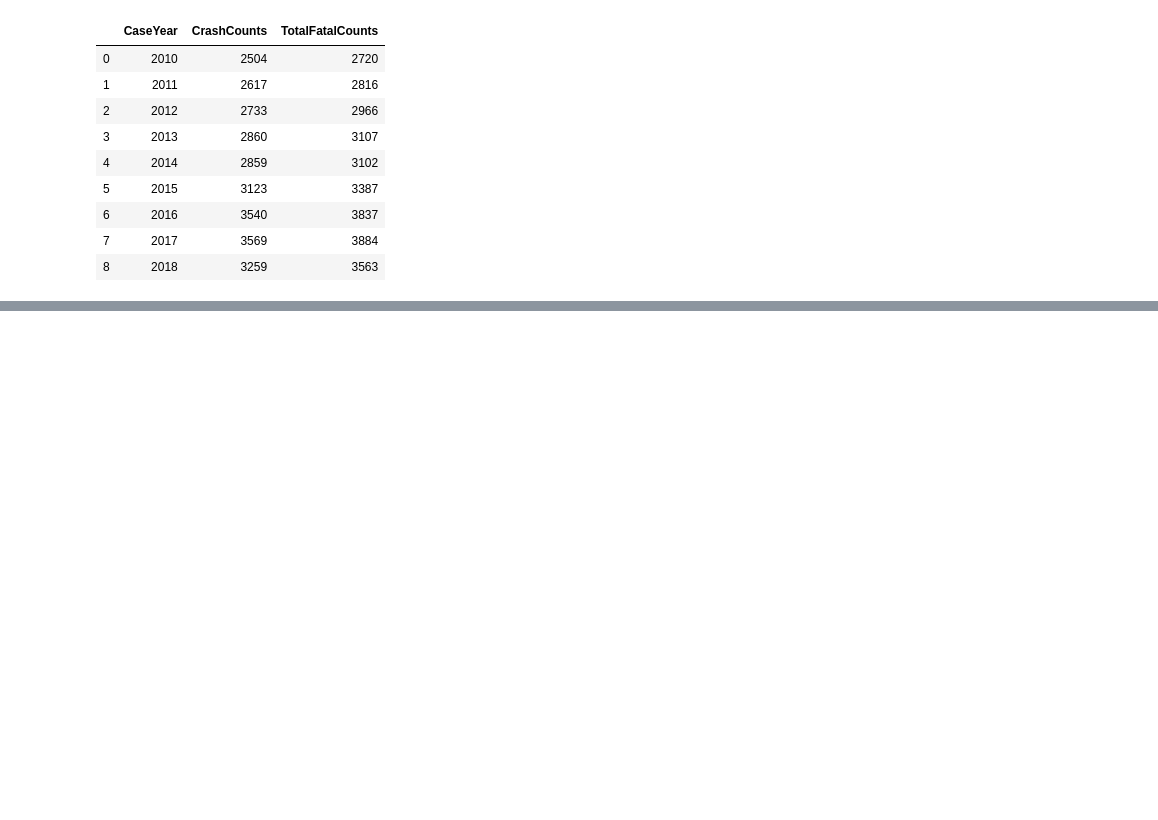
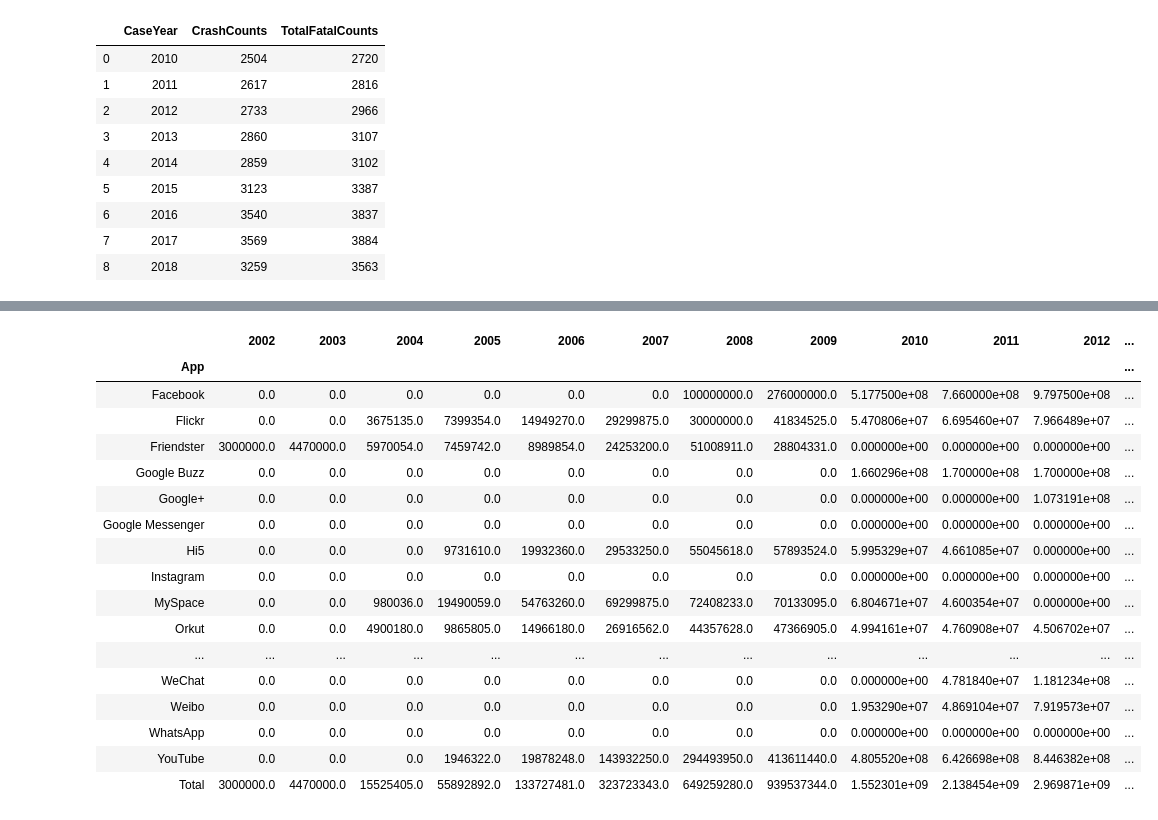
Before and after one commit to zelson71/project1-challenge, a Jupyter notebook: FARS APIv2.ipynb, the cells around one changed output, grey strips where cells are left out. Drawn from its saved outputs; the diff is of its cells as text; code cells hidden in the pictures; blank space fills up the shorter version.

```diff
--- a/FARS APIv2.ipynb
+++ b/FARS APIv2.ipynb
@@ -157,0 +155,25 @@ print(dol)
+# %%
+# import MAU data for mobile app adoption, reindex
+MAU_data = pd.read_csv('MAU_data.csv')
+MAU_data = MAU_data.fillna(0)
+MAU_data_index = MAU_data.set_index('App')
+MAU_data_index
+# %% [output]
+|  | 2002 | 2003 | 2004 | 2005 | 2006 | 2007 | 2008 | 2009 | 2010 | 2011 | 2012 | ... |
+| App |  |  |  |  |  |  |  |  |  |  |  | ... |
+| Facebook | 0.0 | 0.0 | 0.0 | 0.0 | 0.0 | 0.0 | 100000000.0 | 276000000.0 | 5.177500e+08 | 7.660000e+08 | 9.797500e+08 | ... |
+| Flickr | 0.0 | 0.0 | 3675135.0 | 7399354.0 | 14949270.0 | 29299875.0 | 30000000.0 | 41834525.0 | 5.470806e+07 | 6.695460e+07 | 7.966489e+07 | ... |
+| Friendster | 3000000.0 | 4470000.0 | 5970054.0 | 7459742.0 | 8989854.0 | 24253200.0 | 51008911.0 | 28804331.0 | 0.000000e+00 | 0.000000e+00 | 0.000000e+00 | ... |
+| Google Buzz | 0.0 | 0.0 | 0.0 | 0.0 | 0.0 | 0.0 | 0.0 | 0.0 | 1.660296e+08 | 1.700000e+08 | 1.700000e+08 | ... |
+| Google+ | 0.0 | 0.0 | 0.0 | 0.0 | 0.0 | 0.0 | 0.0 | 0.0 | 0.000000e+00 | 0.000000e+00 | 1.073191e+08 | ... |
+| Google Messenger | 0.0 | 0.0 | 0.0 | 0.0 | 0.0 | 0.0 | 0.0 | 0.0 | 0.000000e+00 | 0.000000e+00 | 0.000000e+00 | ... |
+| Hi5 | 0.0 | 0.0 | 0.0 | 9731610.0 | 19932360.0 | 29533250.0 | 55045618.0 | 57893524.0 | 5.995329e+07 | 4.661085e+07 | 0.000000e+00 | ... |
+| Instagram | 0.0 | 0.0 | 0.0 | 0.0 | 0.0 | 0.0 | 0.0 | 0.0 | 0.000000e+00 | 0.000000e+00 | 0.000000e+00 | ... |
+| MySpace | 0.0 | 0.0 | 980036.0 | 19490059.0 | 54763260.0 | 69299875.0 | 72408233.0 | 70133095.0 | 6.804671e+07 | 4.600354e+07 | 0.000000e+00 | ... |
+| Orkut | 0.0 | 0.0 | 4900180.0 | 9865805.0 | 14966180.0 | 26916562.0 | 44357628.0 | 47366905.0 | 4.994161e+07 | 4.760908e+07 | 4.506702e+07 | ... |
+| ... | ... | ... | ... | ... | ... | ... | ... | ... | ... | ... | ... | ... |
+| WeChat | 0.0 | 0.0 | 0.0 | 0.0 | 0.0 | 0.0 | 0.0 | 0.0 | 0.000000e+00 | 4.781840e+07 | 1.181234e+08 | ... |
+| Weibo | 0.0 | 0.0 | 0.0 | 0.0 | 0.0 | 0.0 | 0.0 | 0.0 | 1.953290e+07 | 4.869104e+07 | 7.919573e+07 | ... |
+| WhatsApp | 0.0 | 0.0 | 0.0 | 0.0 | 0.0 | 0.0 | 0.0 | 0.0 | 0.000000e+00 | 0.000000e+00 | 0.000000e+00 | ... |
+| YouTube | 0.0 | 0.0 | 0.0 | 1946322.0 | 19878248.0 | 143932250.0 | 294493950.0 | 413611440.0 | 4.805520e+08 | 6.426698e+08 | 8.446382e+08 | ... |
+| Total | 3000000.0 | 4470000.0 | 15525405.0 | 55892892.0 | 133727481.0 | 323723343.0 | 649259280.0 | 939537344.0 | 1.552301e+09 | 2.138454e+09 | 2.969871e+09 | ... |
```
Also changed, not shown: parts of 16 cells of this notebook.
